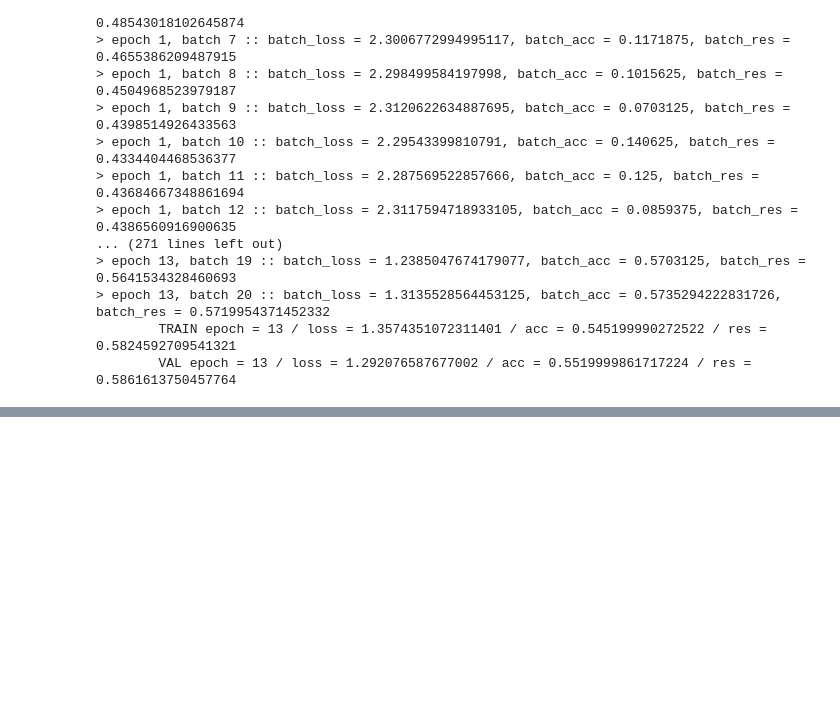
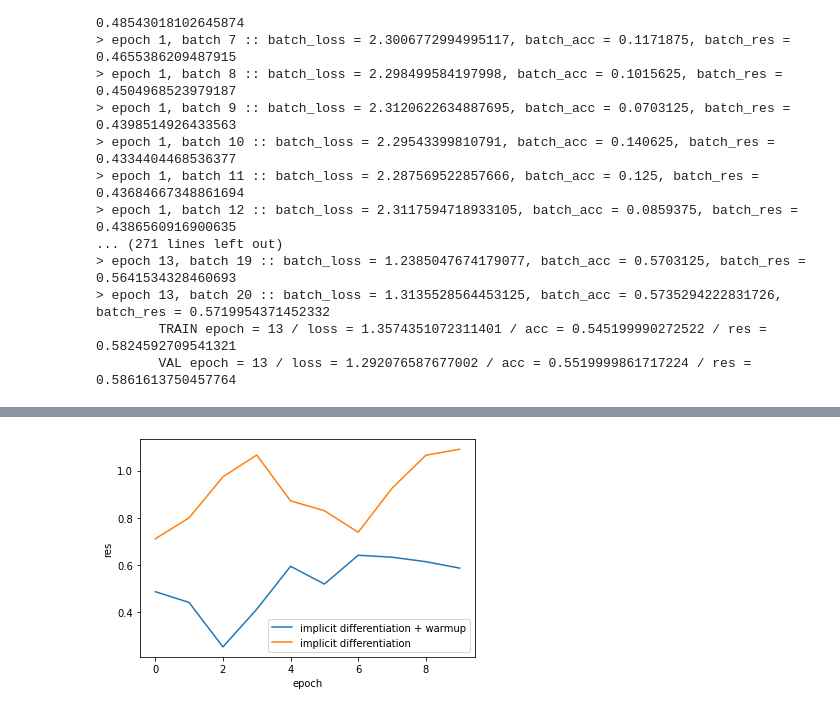
Before and after one commit to adamoyoung/deq-colab, a Jupyter notebook: deq-colab.ipynb, the cells around one changed output, grey strips where cells are left out. Cells and saved outputs as stored; diff of their text form; code cells hidden in the pictures; blank space fills up the shorter version.

```diff
--- a/deq-colab.ipynb
+++ b/deq-colab.ipynb
@@ -1160,0 +1197,19 @@ TRAINING MODE:::warmup (then implicit)
+# %%
+#@title Validation Residual curves of MDEQ models trained using implicit differentiation, with and without warm-up
+# importing package
+
+# create data
+val_loss_warmup = warmup_results['val_res_vals'][3:]
+val_loss_broyden = broyden_results['val_res_vals']
+epochs = np.arange(len(val_loss_broyden))
+
+# plot lines
+plt.plot(epochs, val_loss_warmup, label = "implicit differentiation + warmup")
+plt.plot(epochs, val_loss_broyden, label = "implicit differentiation")
+plt.xlabel("epoch")
+plt.ylabel("res")
+# plt.title("Residuals of MDEQ models trained using implicit differentiation, with and without warm-up")
+plt.legend()
+plt.show()
+# %% [output]
+[figure, added]
```
Also changed, not shown: parts of 4 cells of this notebook.
